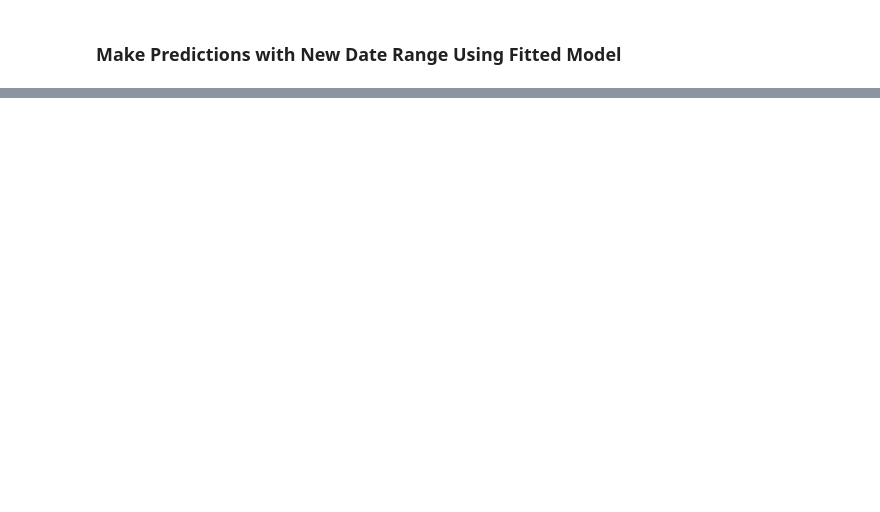
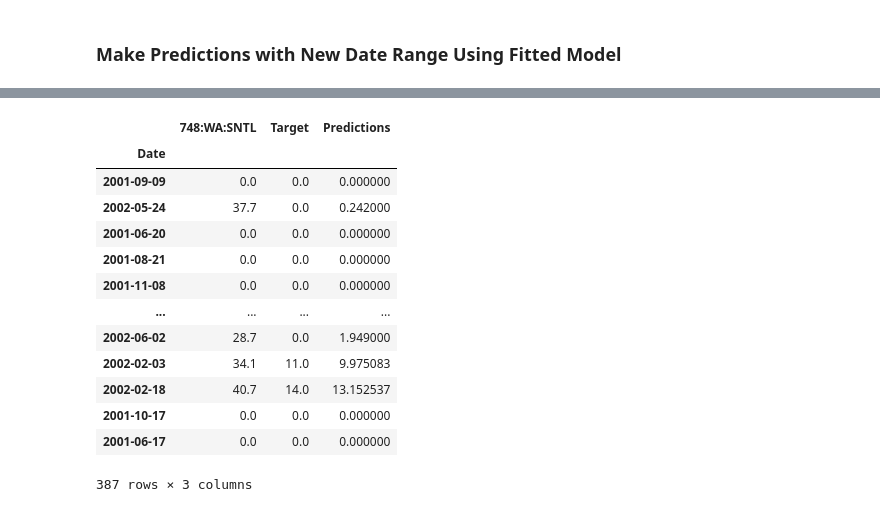
Before and after one commit to geoskimoto/AWDB_SOAP_Request, a Jupyter notebook: GetData_AWDB_SOAP_call.ipynb, the cells around one changed output, grey strips where cells are left out. Drawn from its saved outputs; the diff is of its cells as text; code cells hidden in the pictures; blank space fills up the shorter version.

```diff
--- a/GetData_AWDB_SOAP_call.ipynb
+++ b/GetData_AWDB_SOAP_call.ipynb
@@ -236,0 +486,17 @@ fitData(stations, parameter_of_interest, begindate = begindate, enddate=enddate,
+# %%
+df_train
+# %% [output]
+|  | 748:WA:SNTL | Target | Predictions |
+| Date |  |  |  |
+| 2001-09-09 | 0.0 | 0.0 | 0.000000 |
+| 2002-05-24 | 37.7 | 0.0 | 0.242000 |
+| 2001-06-20 | 0.0 | 0.0 | 0.000000 |
+| 2001-08-21 | 0.0 | 0.0 | 0.000000 |
+| 2001-11-08 | 0.0 | 0.0 | 0.000000 |
+| ... | ... | ... | ... |
+| 2002-06-02 | 28.7 | 0.0 | 1.949000 |
+| 2002-02-03 | 34.1 | 11.0 | 9.975083 |
+| 2002-02-18 | 40.7 | 14.0 | 13.152537 |
+| 2001-10-17 | 0.0 | 0.0 | 0.000000 |
+| 2001-06-17 | 0.0 | 0.0 | 0.000000 |
+387 rows × 3 columns
```
Also changed, not shown: parts of 12 cells of this notebook.
